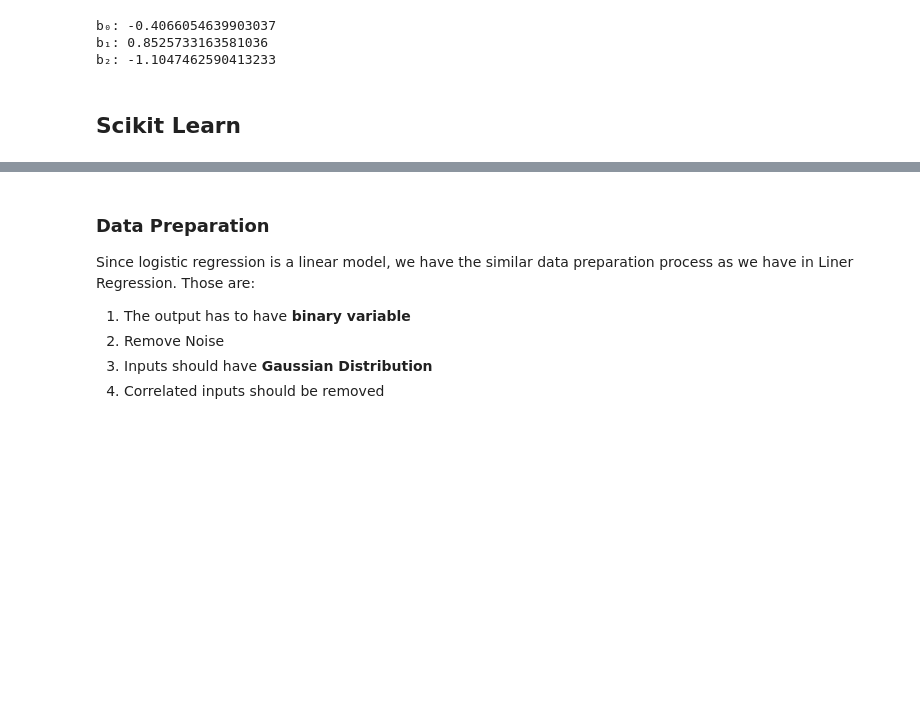
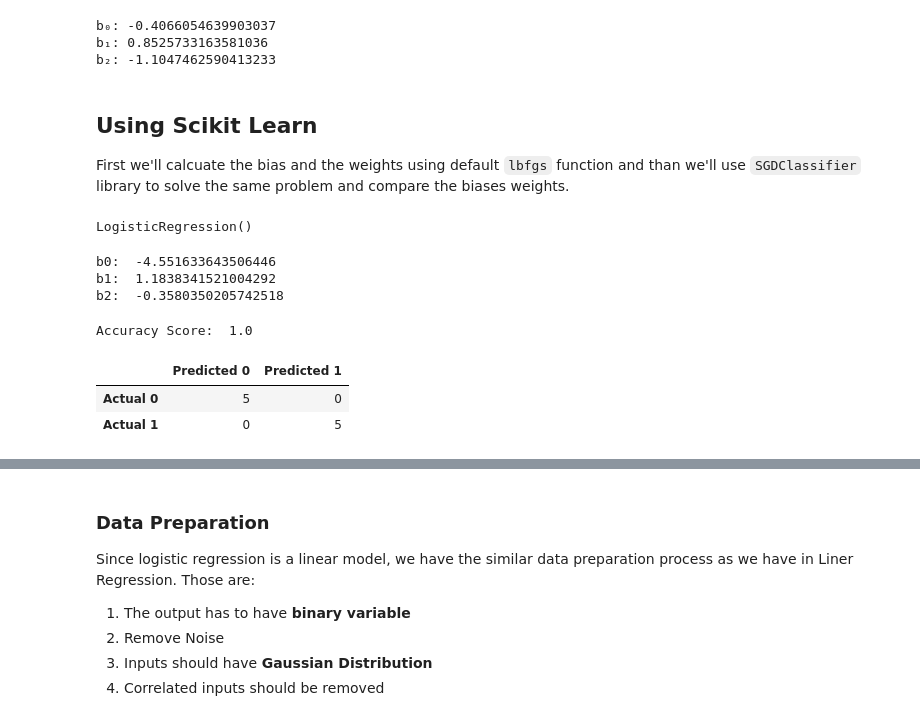
Before and after one commit to muscak/Master-Machine-Learning-Algorithms, a Jupyter notebook: Linear-Algorithms/Logistic-Regression/Logistic Regression.ipynb, the cells around one changed output, grey strips where cells are left out. Saved outputs shown, nothing was run; the diff lists cells and outputs as text; code cells hidden in the pictures; blank space fills up the shorter version.

```diff
--- a/Linear-Algorithms/Logistic-Regression/Logistic Regression.ipynb
+++ b/Linear-Algorithms/Logistic-Regression/Logistic Regression.ipynb
@@ -179,5 +204,7 @@ b₀: -0.4066054639903037
 b₁: 0.8525733163581036
 b₂: -1.1047462590413233
 # %% [markdown]
-## Scikit Learn<a id='sck'></a>
+## Using Scikit Learn<a id='sck'></a>
+
+First we'll calcuate the bias and the weights using default `lbfgs` function and than we'll use `SGDClassifier` library to solve the same problem and compare the biases weights.
 # %%
@@ -184,0 +212,37 @@ from sklearn.linear_model import LinearRegression
+# %%
+x = df.drop('y', axis=1)
+y = df['y']
+
+log_reg = LogisticRegression(max_iter=100) # Using defult lbfgs functions
+log_reg.fit(x, y)
+# %% [output]
+LogisticRegression()
+# %%
+print('b0: ', log_reg.intercept_[0])
+print('b1: ', log_reg.coef_[0,0])
+print('b2: ', log_reg.coef_[0,1])
+# %% [output]
+b0:  -4.551633643506446
+b1:  1.1838341521004292
+b2:  -0.3580350205742518
+# %%
+# Predict
+y_hat = log_reg.predict(x)
+# Check the accuracy score of the training
+score = log_reg.score(x, y)
+print('Accuracy Score: ', score)
+# %% [output]
+Accuracy Score:  1.0
+# %%
+from sklearn import metrics
+cm = metrics.confusion_matrix(y, y_hat)
+
+# Format for easier understanding (not needed later on)
+cm_df = pd.DataFrame(cm)
+cm_df.columns = ['Predicted 0','Predicted 1']
+cm_df = cm_df.rename(index={0: 'Actual 0',1:'Actual 1'})
+cm_df
+# %% [output]
+|  | Predicted 0 | Predicted 1 |
+| Actual 0 | 5 | 0 |
+| Actual 1 | 0 | 5 |
```
Also changed, not shown: parts of 12 cells of this notebook.
